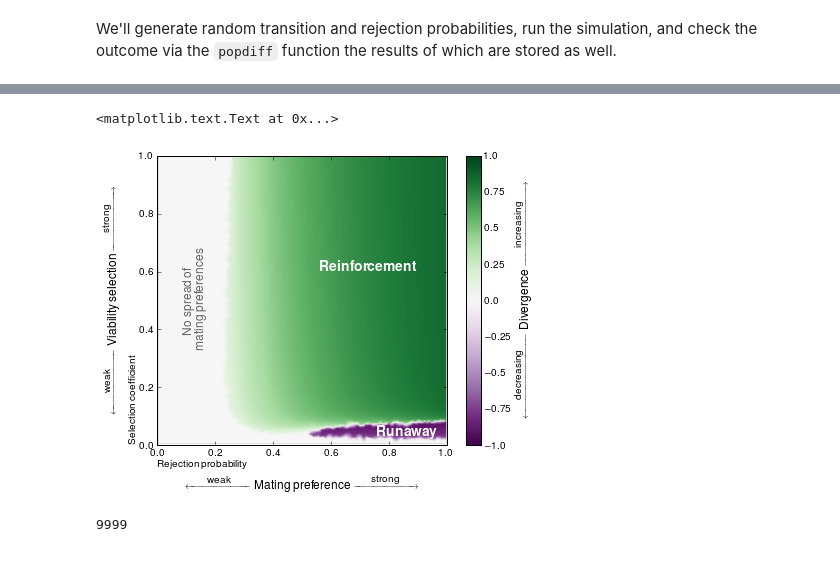
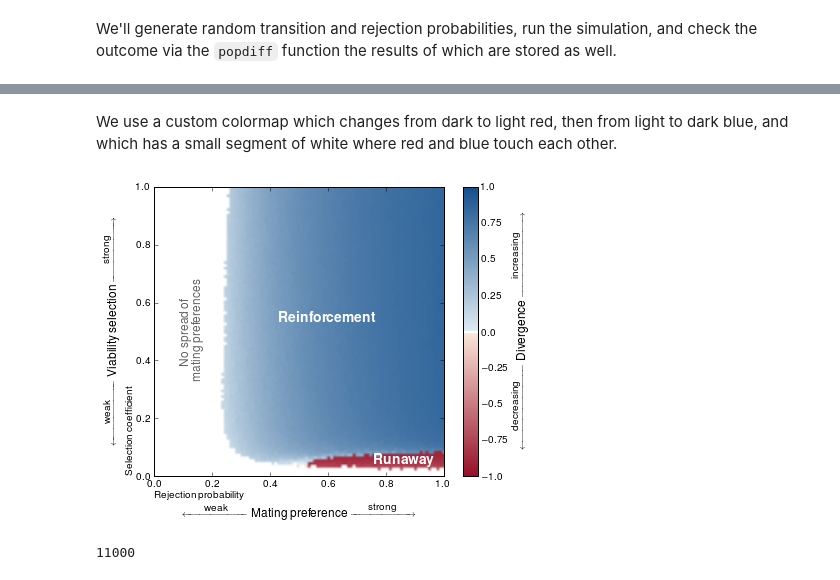
Before and after one commit to mattflor/wspec, a Jupyter notebook: notebooks/scenario_2_screening2.ipynb, the cells around one changed output, grey strips where cells are left out. Cells and saved outputs as stored; diff of their text form; code cells hidden in the pictures.

```diff
--- a/notebooks/scenario_2_screening2.ipynb
+++ b/notebooks/scenario_2_screening2.ipynb
@@ -142,7 +142,7 @@ t            0.9         transmission rate
 # %% [markdown]
 We'll generate random transition and rejection probabilities, run the simulation, and check the outcome via the `popdiff` function the results of which are stored as well.
 # %%
-n = 10000
+n = 11000
 
 screening_dtype = np.dtype([('pr', 'f'), ('s', 'f'), ('diff', 'f')])
 rstore = storage.RunStore('/extra/flor/data/notebook_data/scenario_{0}.h5'.format(sid))
@@ -163,12 +163,18 @@ if n >= maxcount:
     scenario['screening'].resize((n,))
 # %%
 for i in range(n):
-    # s = npr.random()                      # draw from a uniform distribution [0,1)
-    # pr = npr.random()                     # draw from a uniform distribution [0,1)
-    # we use a U-shaped beta function (low and high values more likely than intermediate ones)
-    # to better explore the corners:
-    s  = npr.beta(a=0.7, b=0.7)
-    pr = npr.beta(a=0.7, b=0.7)
+    if i <= 10000:
+        # we use a U-shaped beta function (low and high values more likely than intermediate ones)
+        # to better explore the corners:
+        s  = npr.beta(a=0.7, b=0.7)
+        pr = npr.beta(a=0.7, b=0.7)
+    elif 10000 < i <= 10500:
+        s  = npr.random()                      # draw from a uniform distribution [0, 1)
+        pr = 0.2 + 0.1*npr.random()            # draw from a uniform distribution [0.2, 0.3)
+    else:
+        s  = 0.1*npr.random()                  # draw from a uniform distribution [0, 0.1)
+        pr = 0.3 + 0.7*npr.random()            # draw from a uniform distribution [0.3, 1.)
+
     PARAMETERS['s'] = (s, 'selection coefficient')        # selection advantage for adaptive trait
     PARAMETERS['pr'] = (pr, 'rejection probability')
     # For mating preference parameters, we use a different notation:
@@ -422,0 +425,2 @@ plt.ylabel('selection coefficient')
+# %% [markdown]
+We use a custom colormap which changes from dark to light red, then from light to dark blue, and which has a small segment of white where red and blue touch each other.
@@ -445,56 +470,66 @@ ticks_font = font_manager.FontProperties(
     weight='normal',
     stretch='normal')
 
 # actual data:
 X = diffs[:,0]
 Y = diffs[:,1]
 Z = diffs[:,2]
 
+xmin, xmax = 0., 1.
+ymin, ymax = 0., 1.
+
 # generate griddata for contour plot:
 numspaces = int(math.sqrt(n))
-xi = linspace(0., 1., 200)
-yi = linspace(0., 1., 200)
-zi = griddata(X, Y, Z, xi, yi, interp='nn')
+xi = linspace(xmin, xmax, numspaces)
+yi = linspace(ymin, ymax, numspaces)
+zi = griddata((X, Y), Z, (xi[None,:], yi[:,None]), method='nearest')
 
 figure(1, figsize=fig_size)
-# uncomment the following two lines in order to add contoor lines:
-#levels = [0., 0.05]
-#plt.contour(xi, yi, zi, levels, linewidths=0.5, colors='k')
-plt.contourf(xi, yi, zi, cmap=plt.cm.PRGn, vmin=-1., vmax=1.)
-#plt.imshow(zi, extent=(0,1,0,1), cmap=plt.cm.PRGn, origin='lower', vmin=-1., vmax=1., aspect='auto', interpolation='bilinear')
+plt.imshow(zi, extent=(xmin,xmax,ymin,ymax),
+    cmap=mycmap,
+    norm = matplotlib.colors.Normalize(vmin = -1.0, vmax = 1.0, clip = False),
+    vmin=-1., vmax=1.,
+    origin='lower',
+    aspect='auto',
+    interpolation=None)  # use default interpolation
 plt.clim(-1., 1.)
-plt.xlim(0, 1)
-plt.ylim(0, 1)
+plt.xlim(xmin, xmax)
+plt.ylim(ymin, ymax)
 ax = gca()
 ax.grid(False)
 ax.set_aspect(1.)
-ax.xaxis.labelpad = 20
-ax.yaxis.labelpad = 20
-ax.set_xticklabels(ax.get_xticks(), ticks_font)
-ax.set_yticklabels(ax.get_yticks(), ticks_font)
 
 # add a colorbar:
-cbar = plt.colorbar(ticks=[-1., -0.75, -0.5, -0.25, 0., 0.25, 0.5, 0.75, 1.])
+cbar = plt.colorbar(ticks=[-1., -0.75, -0.5, -0.25, -0.01, 0.01, 0.25, 0.5, 0.75, 1.])
 cax = cbar.ax
-cax.set_yticklabels(['--1.0', '--0.75', '--0.5', '--0.25', '0.0', '0.25', '0.5', '0.75', '1.0'])
+cax.set_yticklabels(['--1.0', '--0.75', '--0.5', '--0.25', '0.0', '', '0.25', '0.5', '0.75', '1.0'])
 cax.set_ylabel(r'$\xleftarrow{\mathmakebox[8em]{\textstyle\text{decreasing}}}$ {\large Divergence} $\xrightarrow{\mathmakebox[8em]{\textstyle\text{increasing}}}$')
 plt.setp(cax.yaxis.get_ticklines(minor=False), markersize=0)
 
+# uncomment the following line to show screening data points:
+#plt.scatter(X, Y, marker='o', color='k', alpha=0.2, s=0.5)
+
+plt.xlim(xmin, xmax)
+plt.ylim(ymin, ymax)
+ax.xaxis.labelpad = 17
+ax.yaxis.labelpad = 17
+ax.set_xticklabels(ax.get_xticks(), ticks_font)
+ax.set_yticklabels(ax.get_yticks(), ticks_font)
 plt.xlabel(r'$\xleftarrow{\mathmakebox[6em]{\textstyle\text{weak}}}$ {\large Mating preference} $\xrightarrow{\mathmakebox[6em]{\textstyle\text{strong}}}$',
     multialignment='left')
 plt.ylabel(r'$\xleftarrow{\mathmakebox[6em]{\textstyle\text{weak}}}$ {\large Viability selection} $\xrightarrow{\mathmakebox[6em]{\textstyle\text{strong}}}$',
     multialignment='center')
 plt.text(0.13, 0.5, r'No spread of\\mating preferences', color='0.4', size=12, ha='center', va='center', multialignment='center', rotation='vertical')
-plt.text(0.9, 0.6, r'\textbf{Reinforcement}', color='w', size=14, ha='right')
-plt.text(0.97, 0.02, r'\textbf{Runaway}', color='w', size=14, ha='right', va='bottom')
+plt.text(0.63, 0.55, r'\textbf{Reinforcement}', color='w', size=14, ha='center', va='center')
+plt.text(0.99, 0.03, r'\textbf{Runaway}', color='w', size=14, ha='right', va='bottom')
 plt.text(0., -0.05, r'Rejection probability', ha='left', va='top')
 plt.text(-0.1, 0., r'Selection coefficient', ha='left', va='bottom', rotation='vertical')
+plt.savefig('images/Screening_viabilityselection_vs_preferencestrength.pdf')
 # %% [output]
-<matplotlib.text.Text at 0x...>
-[figure, old version]
+[figure, new version]
 # %%
 len(diffs)
 # %% [output]
-9999
+11000
 # %%
 rstore.close()
```
Also changed, not shown: parts of 5 cells of this notebook, 13 other files.
